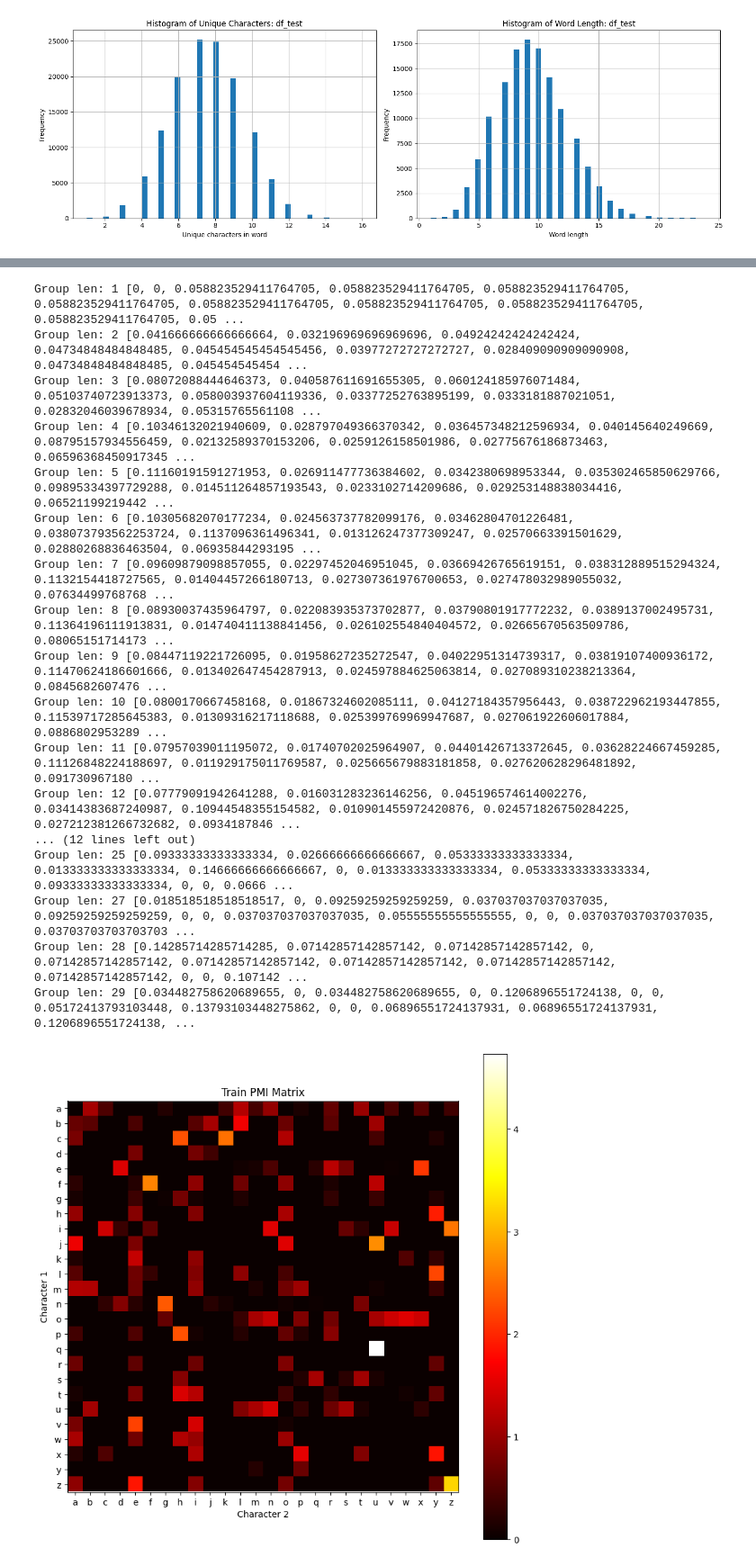
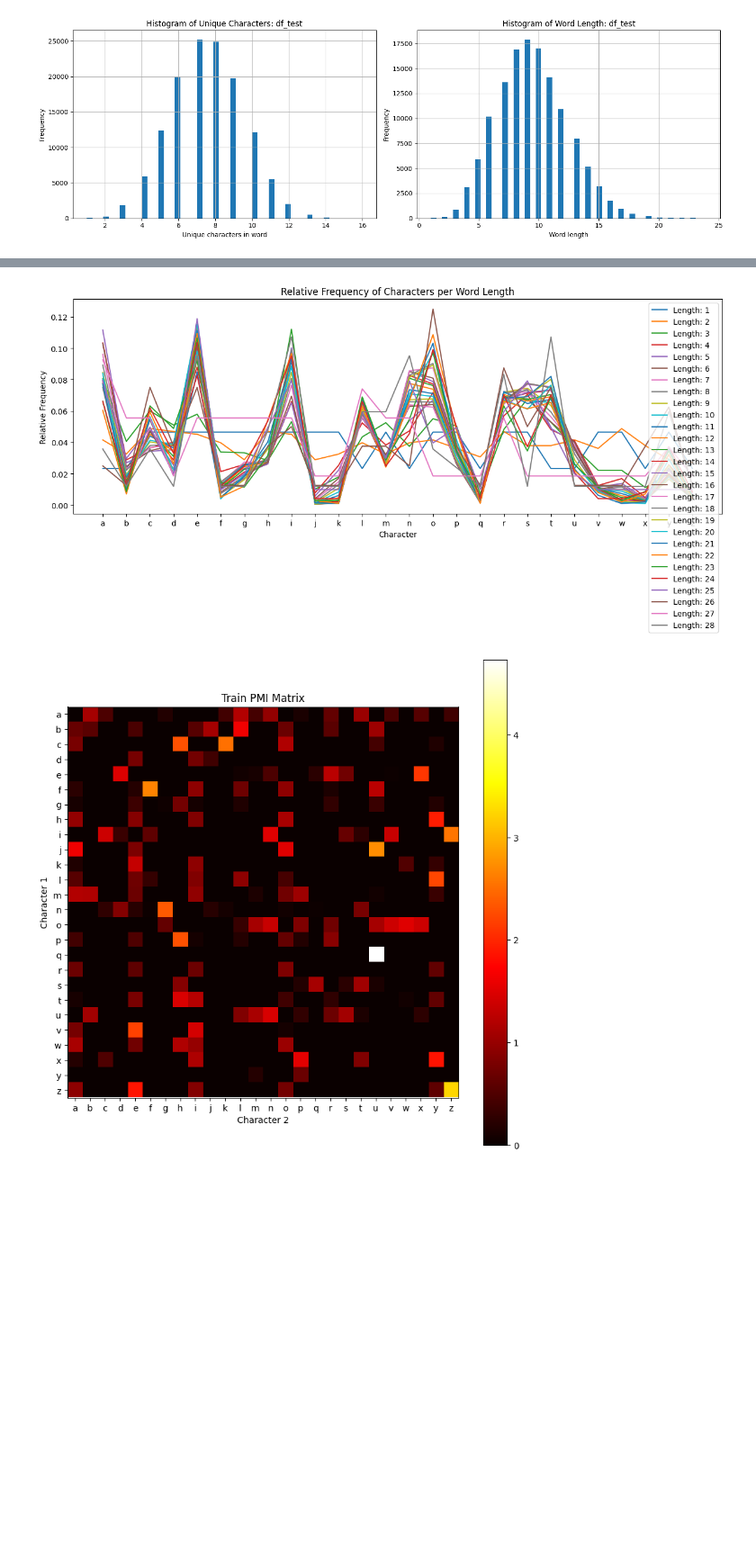
Before and after one commit to ZosoV/hangman_bert, a Jupyter notebook: DataExploration.ipynb, the cells around one changed output, grey strips where cells are left out. Shown at 90% size. Saved outputs shown, nothing was run; the diff lists cells and outputs as text; code cells hidden in the pictures; blank space fills up the shorter version.

```diff
--- a/DataExploration.ipynb
+++ b/DataExploration.ipynb
@@ -258,10 +258,9 @@ for group in df_groups:
 ... (16 outputs left out)
 # %%
 # Get the relative frequency of each character
-def get_char_freq(df):
+def get_char_freq(df, smoothing=1):
     # Get the unique characters in the dataset
-    unique_chars = set(''.join(df["word"]))
-    char_freq = {char: 0 for char in unique_chars}
+    char_freq = {chr(i + ord('a')): smoothing for i in range(26)}
 
     # Count the frequency of each character
     for word in df["word"]:
@@ -287,38 +286,34 @@ df_groups = df.groupby("word_length")["word"].apply(list)
 # Per each group, get the relative frequency of each character
 char_rel_freqs = df_groups.apply(lambda group: get_char_freq(pd.DataFrame(group, columns=["word"])))
 
-
+total_rel_freq = []
 for group in df_groups:
     char_rel_freqs = get_char_freq(pd.DataFrame(group, columns=["word"]))
     # print(f"Group len: {len(group[0])}", char_rel_freqs)
-    print(f"Group len: {len(group[0])}", list(char_rel_freqs.values()))
+    # print(f"Group len: {len(group[0])}", list(char_rel_freqs.values()))
+    total_rel_freq.append(list(char_rel_freqs.values()))
 
-# TODO: Take each of these probabilities per len and add then to the datasets of train
-# and validation.
+# Create a data frame with the total relative frequencies of each character
+df_total_rel_freq = pd.DataFrame(total_rel_freq, columns=[chr(i + ord('a')) for i in range(26)])
 
-# Quemar estas probabilidades en el modelo y ver si mejora la performance.
-# como se la longitud de la palabras? mido los dos indices de inicio y fin. en el collator y tokenizer
+# Set the first row to all values 1/26
+# df_total_rel_freq.iloc[0] = 1/26
+df_total_rel_freq
 
-# Mejor meterlo como un tensor fijo como parte del input del modelo
-# Lo guardo en format csv y lo cargo en el modelo
+# Save the total relative frequencies to a CSV file
+df_total_rel_freq.to_csv('data/total_rel_freq.csv', index=False)
-# %% [output]
-Group len: 1 [0, 0, 0.058823529411764705, 0.058823529411764705, 0.058823529411764705, 0.058823529411764705, 0.058823529411764705, 0.058823529411764705, 0.058823529411764705, 0.058823529411764705, 0.05 ...
-Group len: 2 [0.041666666666666664, 0.032196969696969696, 0.04924242424242424, 0.04734848484848485, 0.045454545454545456, 0.03977272727272727, 0.028409090909090908, 0.04734848484848485, 0.045454545454 ...
-Group len: 3 [0.08072088444646373, 0.040587611691655305, 0.060124185976071484, 0.05103740723913373, 0.058003937604119336, 0.03377252763895199, 0.0333181887021051, 0.02832046039678934, 0.05315765561108 ...
-Group len: 4 [0.10346132021940609, 0.028797049366370342, 0.036457348212596934, 0.040145640249669, 0.08795157934556459, 0.02132589370153206, 0.0259126158501986, 0.02775676186873463, 0.06596368450917345 ...
-Group len: 5 [0.11160191591271953, 0.026911477736384602, 0.0342380698953344, 0.035302465850629766, 0.09895334397729288, 0.014511264857193543, 0.0233102714209686, 0.029253148838034416, 0.06521199219442 ...
-Group len: 6 [0.10305682070177234, 0.024563737782099176, 0.03462804701226481, 0.038073793562253724, 0.1137096361496341, 0.013126247377309247, 0.02570663391501629, 0.02880268836463504, 0.06935844293195 ...
-Group len: 7 [0.09609879098857055, 0.02297452046951045, 0.03669426765619151, 0.038312889515294324, 0.1132154418727565, 0.01404457266180713, 0.027307361976700653, 0.027478032989055032, 0.07634499768768 ...
-Group len: 8 [0.08930037435964797, 0.022083935373702877, 0.03790801917772232, 0.0389137002495731, 0.11364196111913831, 0.014740411138841456, 0.026102554840404572, 0.02665670563509786, 0.08065151714173 ...
-Group len: 9 [0.08447119221726095, 0.01958627235272547, 0.04022951314739317, 0.03819107400936172, 0.11470624186601666, 0.013402647454287913, 0.024597884625063814, 0.027089310238213364, 0.0845682607476 ...
-Group len: 10 [0.0800170667458168, 0.01867324602085111, 0.04127184357956443, 0.038722962193447855, 0.11539717285645383, 0.01309316217118688, 0.025399769969947687, 0.027061922606017884, 0.0886802953289 ...
-Group len: 11 [0.07957039011195072, 0.01740702025964907, 0.04401426713372645, 0.03628224667459285, 0.11126848224188697, 0.011929175011769587, 0.025665679883181858, 0.027620628296481892, 0.091730967180 ...
-Group len: 12 [0.07779091942641288, 0.016031283236146256, 0.045196574614002276, 0.03414383687240987, 0.10944548355154582, 0.010901455972420876, 0.024571826750284225, 0.027212381266732682, 0.0934187846 ...
-... (12 lines left out)
-Group len: 25 [0.09333333333333334, 0.02666666666666667, 0.05333333333333334, 0.013333333333333334, 0.14666666666666667, 0, 0.013333333333333334, 0.05333333333333334, 0.09333333333333334, 0, 0, 0.0666 ...
-Group len: 27 [0.018518518518518517, 0, 0.09259259259259259, 0.037037037037037035, 0.09259259259259259, 0, 0, 0.037037037037037035, 0.05555555555555555, 0, 0, 0.037037037037037035, 0.03703703703703703 ...
-Group len: 28 [0.14285714285714285, 0.07142857142857142, 0.07142857142857142, 0, 0.07142857142857142, 0.07142857142857142, 0.07142857142857142, 0.07142857142857142, 0.07142857142857142, 0, 0, 0.107142 ...
-Group len: 29 [0.034482758620689655, 0, 0.034482758620689655, 0, 0.1206896551724138, 0, 0, 0.05172413793103448, 0.13793103448275862, 0, 0, 0.06896551724137931, 0.06896551724137931, 0.1206896551724138, ...
+# %%
+# Plot each probability distribution from each row of df_total_rel_freq
+plt.figure(figsize=(15, 5))
+for i in range(len(df_total_rel_freq)):
+    plt.plot(df_total_rel_freq.columns, df_total_rel_freq.iloc[i], label=f"Length: {i + 1}")
+plt.xlabel('Character')
+plt.ylabel('Relative Frequency')
+plt.title('Relative Frequency of Characters per Word Length')
+plt.legend()
+plt.show()
+# %% [output]
+[figure, added]
 # %%
 # Calculate the positive pointwise mutual information (PPMI) between characters
 import numpy as np
```
Also changed, not shown: parts of 2 cells of this notebook, 25 other files.
